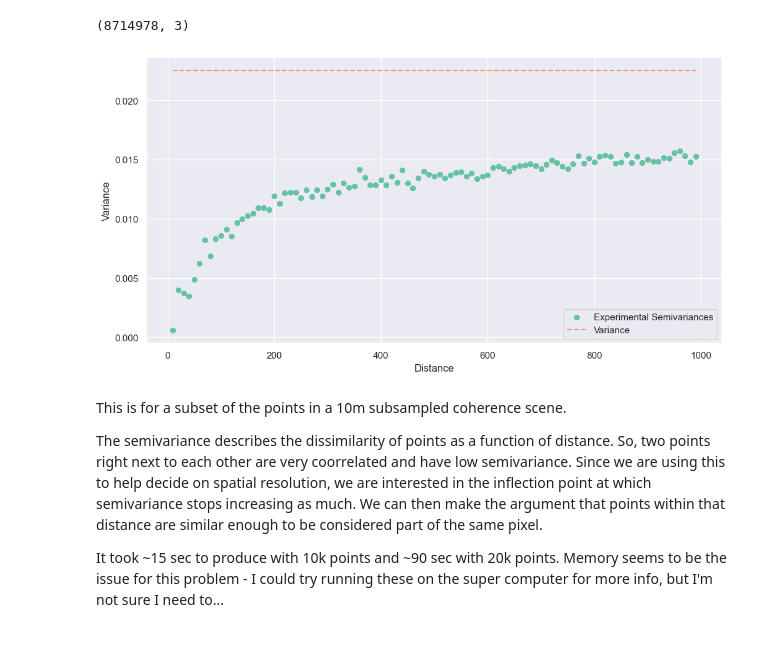
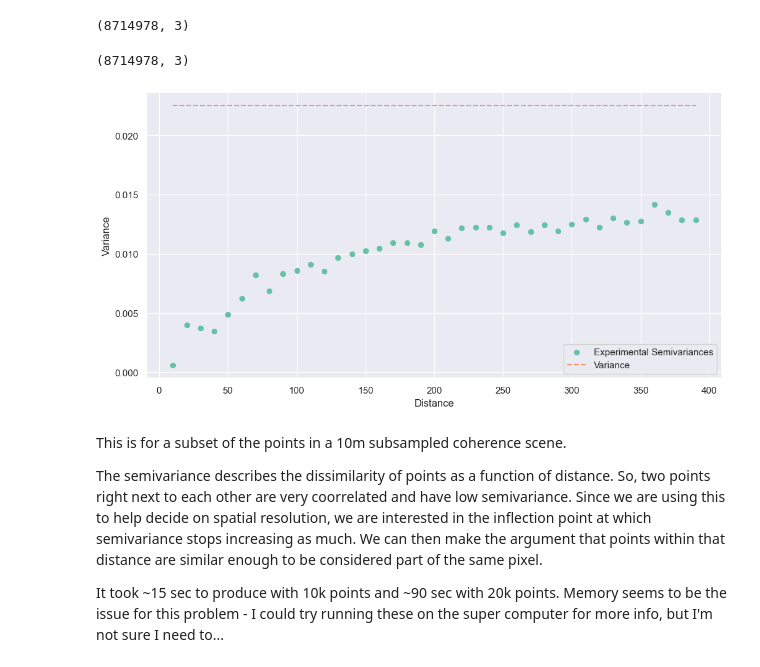
Before and after one commit to julober/snowex_uavsar_coherence, a Jupyter notebook: notebooks/spatial_variance.ipynb, the cells around one changed output. Saved outputs shown, nothing was run; the diff lists cells and outputs as text; code cells hidden in the pictures.

Commit message:
a few more spatial variance plots

```diff
--- a/notebooks/spatial_variance.ipynb
+++ b/notebooks/spatial_variance.ipynb
@@ -161,11 +203,32 @@ vario = build_experimental_variogram(values = sampled_arr[:, -1],
                                      max_range = 1000) # maximum distance to consider
 # %% [output]
 (8714978, 3)
+# %%
+# try variogram with 10m resolution data
+ds_reprojected10m = ds.rio.reproject('EPSG:8826', resolution=(10,10))
+
+xs, ys = np.meshgrid(ds_reprojected10m["x"].values, ds_reprojected10m["y"].values)
+vals = ds_reprojected10m.values  # shape (ny, nx)
+arr = np.column_stack([xs.ravel(), ys.ravel(), vals.ravel()])
+arr = arr[~np.isnan(arr[:, 2])]
+
+print(arr.shape)
+
+np.random.seed(35)
+random_indices = np.random.choice(arr.shape[0], size=20000, replace=False)
+sampled_arr = arr[random_indices]
+
+vario2 = build_experimental_variogram(values = sampled_arr[:, -1],
+                                     geometries = sampled_arr[:, :-1],
+                                     step_size = 10, # bins for the variogram
+                                     max_range = 400) # maximum distance to consider
+# %% [output]
+(8714978, 3)
 # %%
 # plot
-vario.plot(covariance=False)
+vario2.plot(covariance=False)
 # %% [output]
-[figure, old version]
+[figure, new version]
 # %% [markdown]
 This is for a subset of the points in a 10m subsampled coherence scene.
 
```
Also changed, not shown: parts of 7 cells of this notebook.
